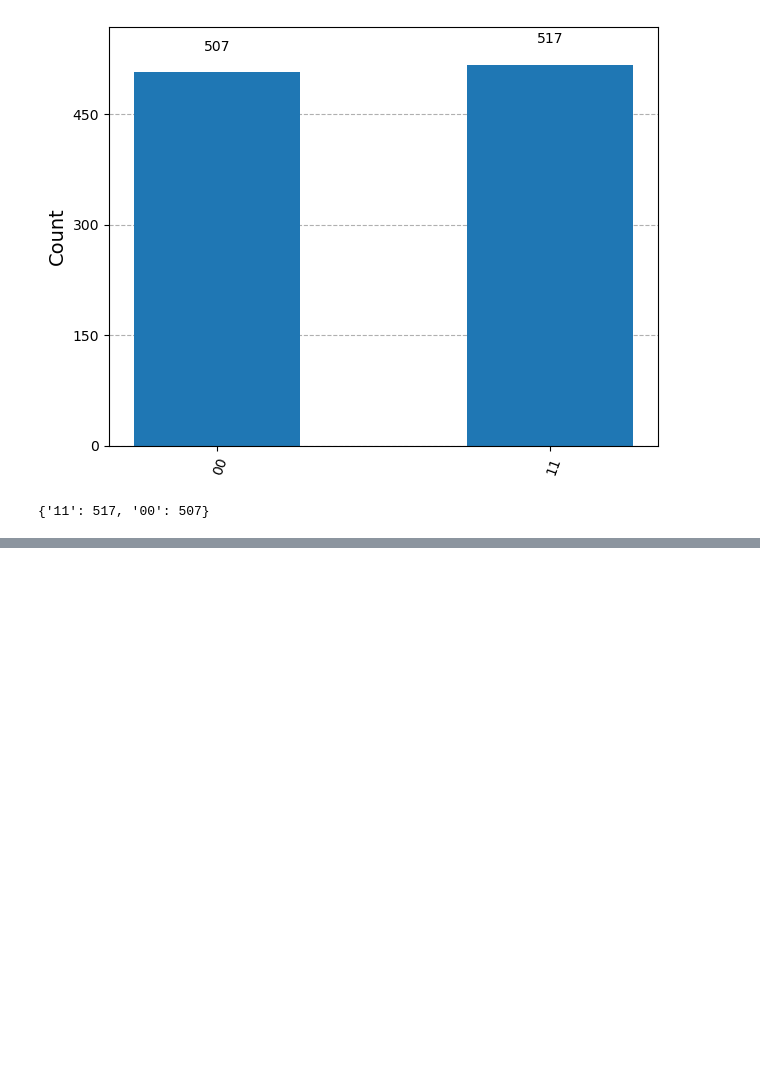
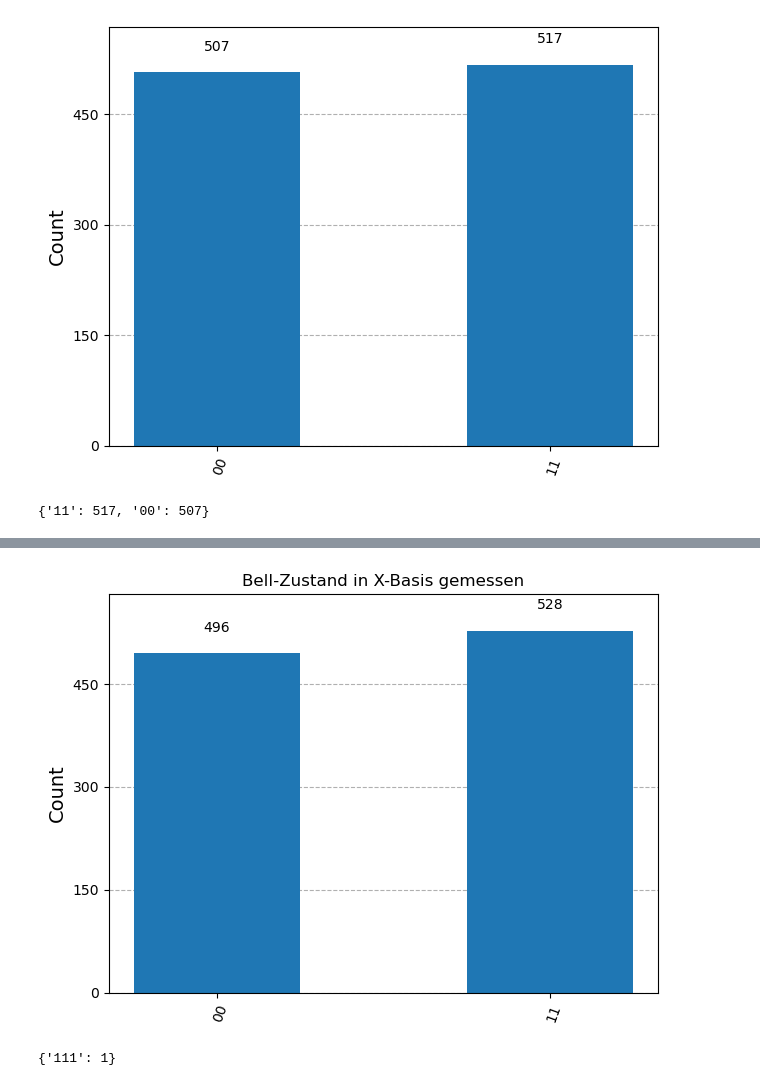
Before and after one commit to Qbannes/Quantumcomputing_all_about, a Jupyter notebook: Qiskit_Erste_Versuche.ipynb, the cells around one changed output, grey strips where cells are left out. Cells and saved outputs as stored; diff of their text form; code cells hidden in the pictures; blank space fills up the shorter version.

Commit message:
Algorithmen implementiert

```diff
--- a/Qiskit_Erste_Versuche.ipynb
+++ b/Qiskit_Erste_Versuche.ipynb
@@ -135,0 +253,56 @@ plt.show()
+# %%
+"""Erweitere den Bell-Zustand-Schaltkreis, um die Qubits in der X-Basis (Superpositionsbasis) statt der Standard-Z-Basis zu messen. Analysiere, wie sich die Korrelation der Ergebnisse ändert.
+
+1. Theoretischer Hintergrund
+X-Basis-Messung:
+Um in der X-Basis zu messen, wird vor der Messung ein Hadamard-Gatter auf das jeweilige Qubit angewendet. """
+from qiskit import QuantumCircuit
+from qiskit_aer import AerSimulator
+from qiskit.visualization import plot_histogram
+import matplotlib.pyplot as plt
+
+qc = QuantumCircuit(2, 2)
+qc.h(0)
+qc.cx(0, 1)
+
+# Hadamard-Gatter vor der Messung für X-Basis-Messung
+qc.h([0, 1])  # Wichtig: Nur für X-Basis-Messung!
+qc.measure([0, 1], [0, 1])
+
+simulator = AerSimulator()
+job = simulator.run(qc, shots=1024)
+result = job.result()
+counts = result.get_counts()
+
+plot_histogram(counts, title="Bell-Zustand in X-Basis gemessen")
+plt.show()
+# %% [output]
+[figure, added]
+# %%
+"""Deutsch-Jozsa-Algorithmus"""
+
+from qiskit import QuantumCircuit
+from qiskit_aer import AerSimulator
+from qiskit import transpile
+
+# ... [Ihr bestehender Code für Oracle und Algorithmus] ...
+
+# Simulation mit Qiskit 2.0+
+n = 3
+oracle = deutsch_jozsa_oracle(n, balanced=True)
+dj_circuit = deutsch_jozsa_algorithm(n, oracle)
+
+# 1. Simulator erstellen
+simulator = AerSimulator()
+
+# 2. Schaltkreis transpilieren (notwendig für neues Backend)
+transpiled_circuit = transpile(dj_circuit, simulator)
+
+# 3. Simulation durchführen
+result = simulator.run(transpiled_circuit, shots=1).result()
+
+# 4. Ergebnisse auslesen
+counts = result.get_counts()
+print(counts)
+# %% [output]
+{'111': 1}
```
Also changed, not shown: parts of 5 cells of this notebook.
